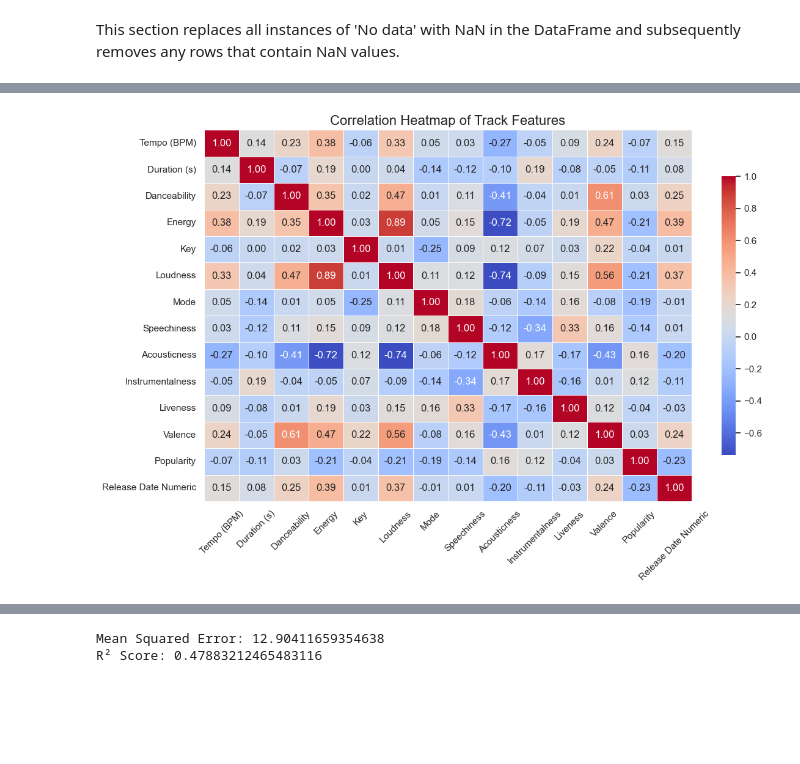
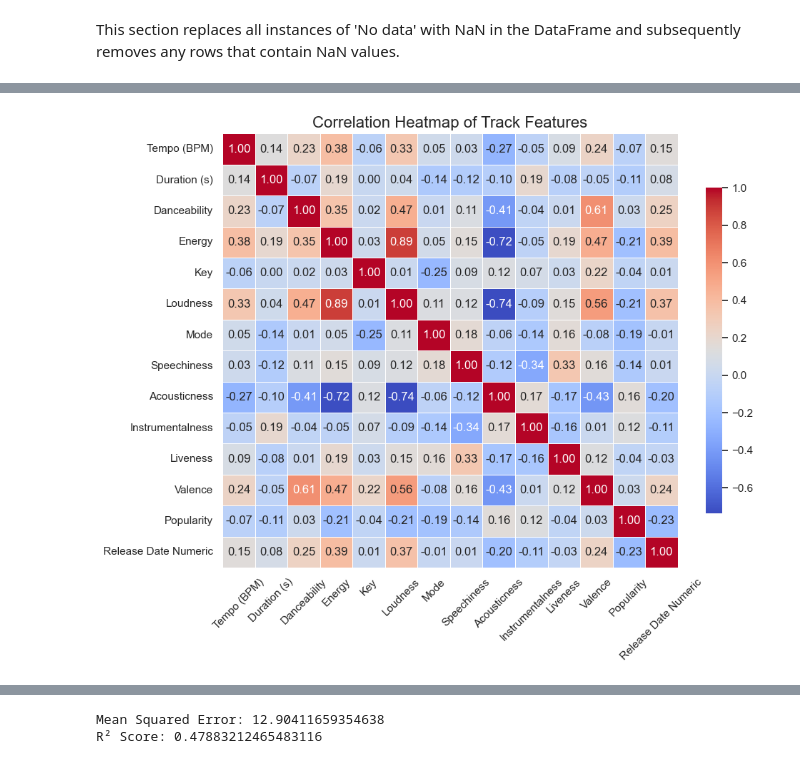
Before and after one commit to iftah-og/afx_eda, a Jupyter notebook: afx_ift1.ipynb, the cells around one changed output, grey strips where cells are left out. Saved outputs shown, nothing was run; the diff lists cells and outputs as text; code cells hidden in the pictures; blank space fills up the shorter version.

```diff
--- a/afx_ift1.ipynb
+++ b/afx_ift1.ipynb
@@ -141,35 +184,35 @@ df['Release Date'] = pd.to_datetime(df['Release Date'], format='%Y-%m-%d', error
 # Convert 'Release Date' to a numerical format (timestamp), handling NaT values
 df['Release Date Numeric'] = df['Release Date'].apply(lambda x: x.timestamp() if pd.notnull(x) else pd.NA)
 
 # Define the list of numeric columns
 numeric_cols = ['Tempo (BPM)', 'Duration (s)', 'Danceability', 'Energy',
                 'Key', 'Loudness', 'Mode', 'Speechiness', 'Acousticness',
                 'Instrumentalness', 'Liveness', 'Valence', 'Popularity', 'Release Date Numeric']
 
 # Ensure these columns are numeric
 df[numeric_cols] = df[numeric_cols].apply(pd.to_numeric, errors='coerce')
 
 # Set the style of the visualization
 sns.set(style='white')
 
 # Compute the correlation matrix
 corr_matrix = df[numeric_cols].corr()
 
 # Create the heatmap
-plt.figure(figsize=(12, 8))
+plt.figure(figsize=(10, 8))
 sns.heatmap(corr_matrix, annot=True, cmap='coolwarm', fmt='.2f',
             linewidths=0.5, cbar_kws={"shrink": .75})
 
 # Add titles and labels
 plt.title('Correlation Heatmap of Track Features', fontsize=16)
 plt.xticks(rotation=45)
 plt.yticks(rotation=0)
 plt.tight_layout()
 
 # Show the plot
 plt.show()
 # %% [output]
-[figure, old version]
+[figure, new version]
 # %%
 # Convert 'N/A' or 'No data' to NaN
 df.replace({'N/A': pd.NA, 'No data': pd.NA}, inplace=True)
```
Also changed, not shown: parts of 21 cells of this notebook.
